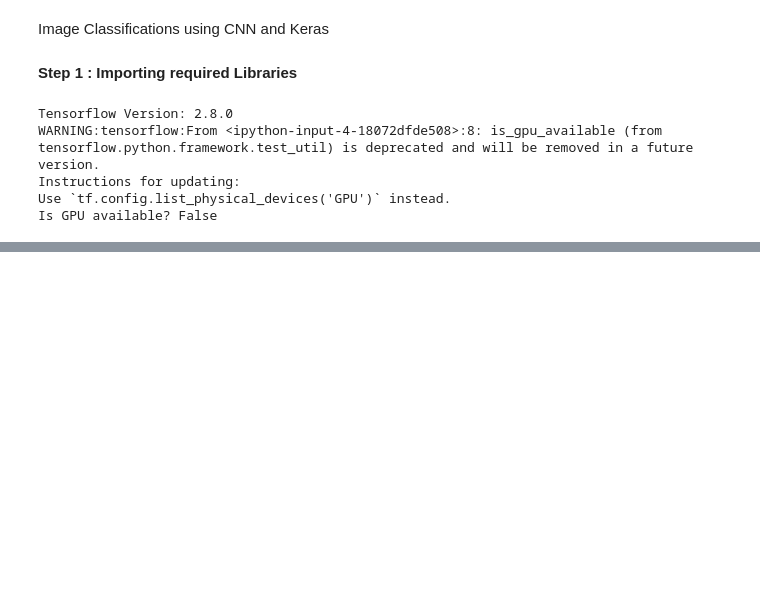
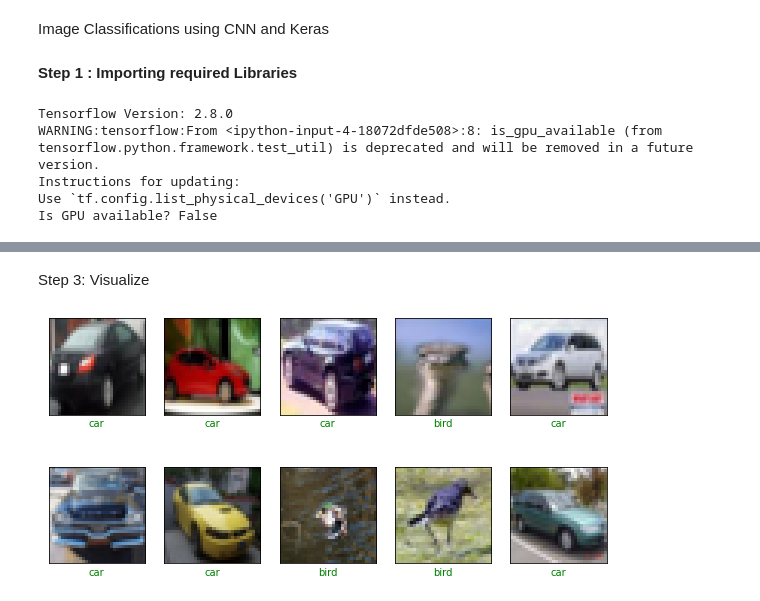
Before and after one commit to Surichn/DSAI, a Jupyter notebook: DS/CV/IC_CNN_Keras.ipynb, the cells around one changed output, grey strips where cells are left out. Saved outputs shown, nothing was run; the diff lists cells and outputs as text; code cells hidden in the pictures; blank space fills up the shorter version.

```diff
--- a/DS/CV/IC_CNN_Keras.ipynb
+++ b/DS/CV/IC_CNN_Keras.ipynb
@@ -21,0 +45,8 @@ Is GPU available? False
+# %%
+# loading the dataset
+(x_train, y_train), (x_test, y_test) = tf.keras.datasets.cifar10.load_data()
+x_train, y_train = get_three_classes(x_train, y_train)
+x_test, y_test = get_three_classes(x_test, y_test)
+
+print(x_train.shape, y_train.shape)
+print(x_test.shape, y_test.shape)
@@ -21,0 +59,26 @@ Is GPU available? False
+# %% [markdown]
+Step 3: Visualize
+# %%
+class_names = ['aeroplane', 'car', 'bird']
+
+def show_random_examples(x, y, p):
+    indices = np.random.choice(range(x.shape[0]), 10, replace = False)
+
+    x = x[indices]
+    y = y[indices]
+    p = p[indices]
+
+    pp.figure(figsize = (10, 5))
+    for i in range(10):
+        pp.subplot(2, 5, 1 + i)
+        pp.imshow(x[i])
+        pp.xticks([])
+        pp.yticks([])
+        col = 'green' if np.argmax(y[i]) == np.argmax(p[i]) else 'red'
+        pp.xlabel(class_names[np.argmax(p[i])], color = col)
+    pp.show()
+
+
+show_random_examples(x_train, y_train, y_train)
+# %% [output]
+[figure, added]
```
Also changed, not shown: parts of 11 cells of this notebook.
